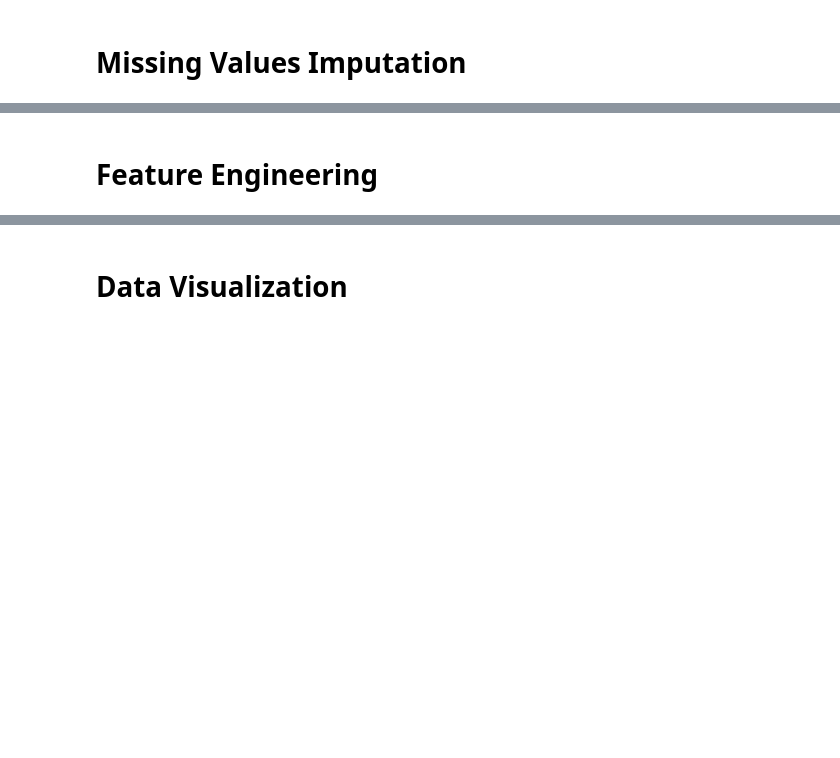
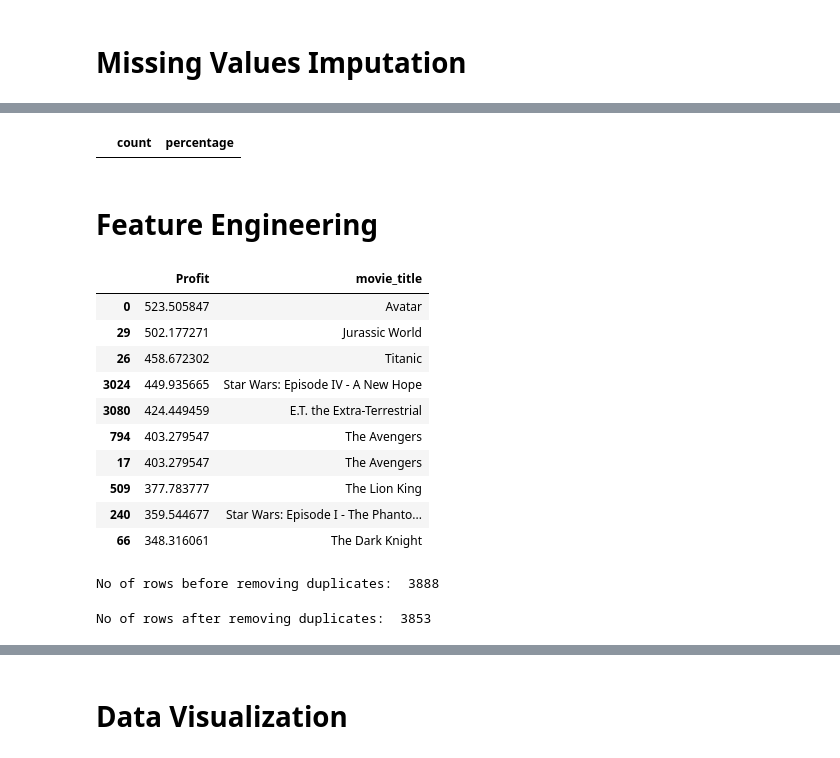
Before and after one commit to ayaramis/DataScience, a Jupyter notebook: recommendation_system/Movie Dataset EDA & Recommendation Engine 13.03.2024.ipynb, the cells around one changed output, grey strips where cells are left out. Saved outputs shown, nothing was run; the diff lists cells and outputs as text; code cells hidden in the pictures; blank space fills up the shorter version.

```diff
--- a/recommendation_system/Movie Dataset EDA & Recommendation Engine 13.03.2024.ipynb
+++ b/recommendation_system/Movie Dataset EDA & Recommendation Engine 13.03.2024.ipynb
@@ -87,0 +184,2 @@ warnings.filterwarnings('ignore')
+# %%
+data = data[data.isnull().sum(axis=1) <= 2]
@@ -88,2 +195,39 @@ warnings.filterwarnings('ignore')
+# %%
+# Sayısal sütunlar için ortalama değer kullanıyoruz
+data['num_critic_for_reviews'].fillna(data['num_critic_for_reviews'].mean(),
+                                      inplace=True)
+data['duration'].fillna(data['duration'].mean(), inplace=True)
+# Kategorik sütun için mod kullanıyoruz
+data['language'].fillna(data['language'].mode()[0], inplace=True)
+# Oyuncu isimleri gibi istatistiksel değerlerle doldurulamayacak kategorik veriler için "Unknown Actor" ifadesini kullanıyoruz
+data['actor_2_name'].fillna('Unknown Actor', inplace=True)
+data['actor_3_name'].fillna('Unknown Actor', inplace=True)
+# %%
+analyze_missing_values(data)
+# %% [output]
+|  | count | percentage |
 # %% [markdown]
 # Feature Engineering
+# %%
+data['gross'] = data['gross'] / 1000000
+data['budget'] = data['budget'] / 1000000
+# %%
+data['Profit'] = data['gross'] - data['budget']
+# %%
+data[['Profit', 'movie_title']].sort_values(by='Profit', ascending=False).head(10)
+# %% [output]
+|  | Profit | movie_title |
+| 0 | 523.505847 | Avatar |
+| 29 | 502.177271 | Jurassic World |
+| 26 | 458.672302 | Titanic |
+| 3024 | 449.935665 | Star Wars: Episode IV - A New Hope |
+| 3080 | 424.449459 | E.T. the Extra-Terrestrial |
+| 794 | 403.279547 | The Avengers |
+| 17 | 403.279547 | The Avengers |
+| 509 | 377.783777 | The Lion King |
+| 240 | 359.544677 | Star Wars: Episode I - The Phanto... |
+| 66 | 348.316061 | The Dark Knight |
+# %%
+print('No of rows before removing duplicates: ', data.shape[0])
+# %% [output]
+No of rows before removing duplicates:  3888
@@ -89,0 +236,4 @@ warnings.filterwarnings('ignore')
+# %%
+print('No of rows after removing duplicates: ', data.shape[0])
+# %% [output]
+No of rows after removing duplicates:  3853
```
Also changed, not shown: parts of 21 cells of this notebook.
